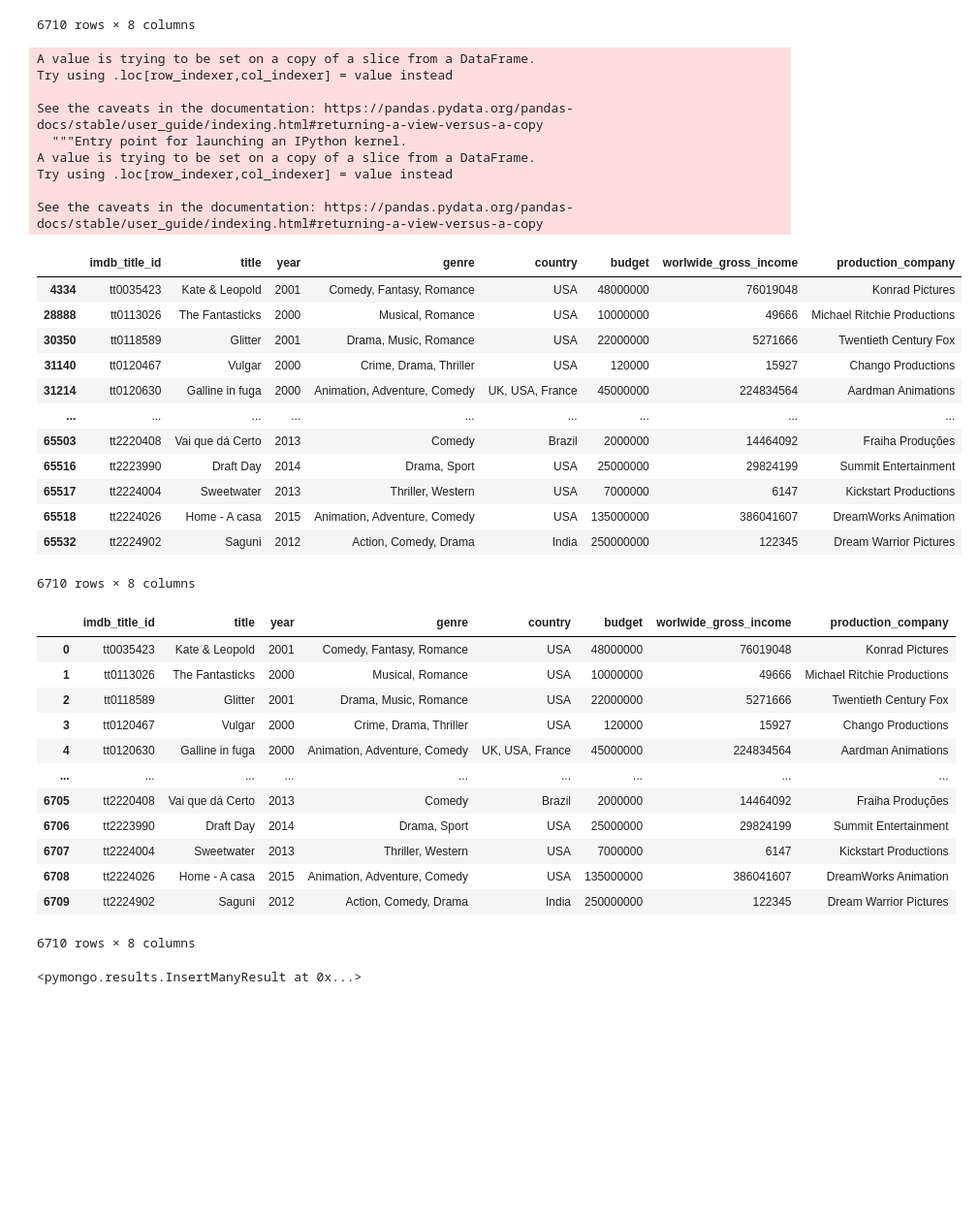
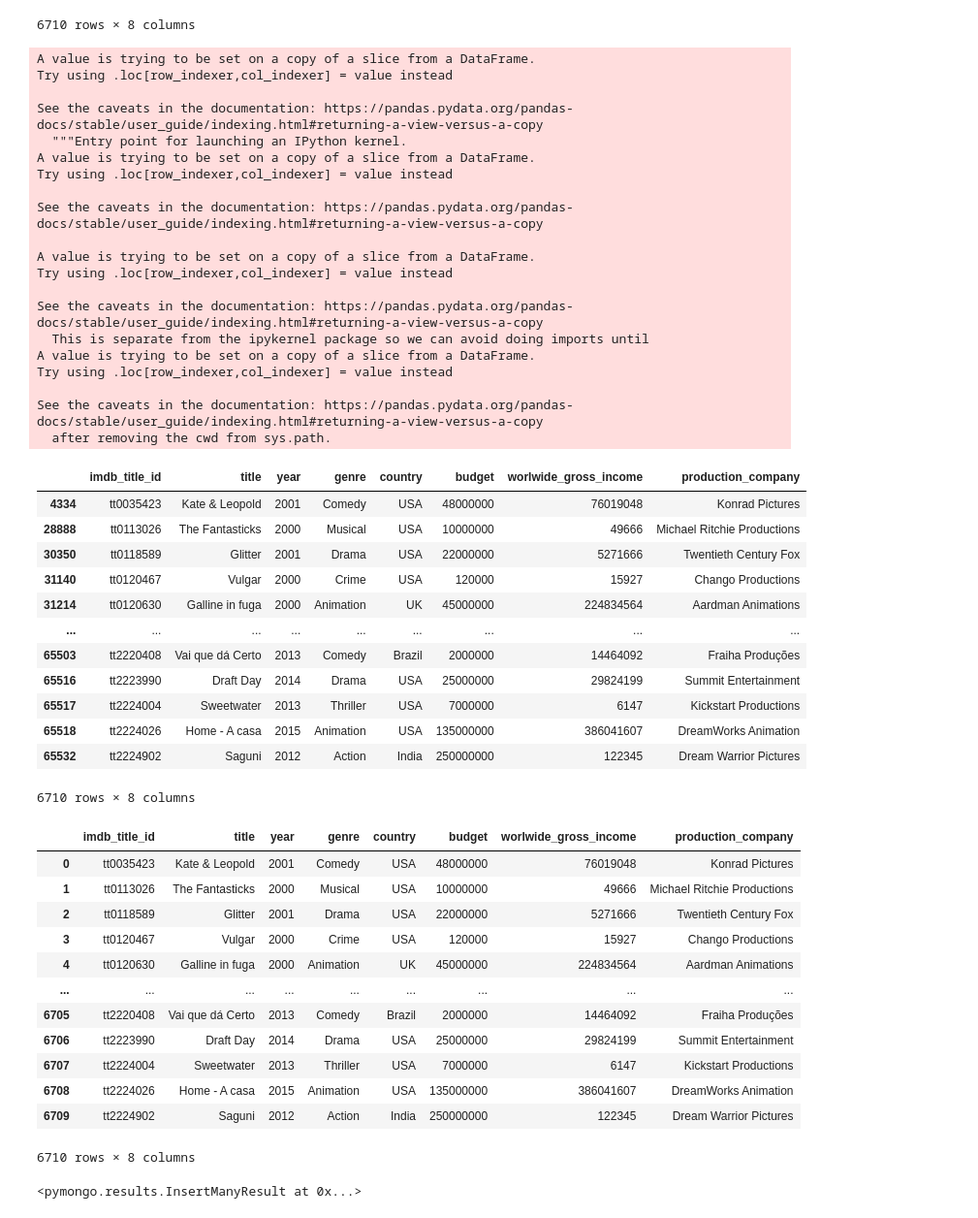
Before and after one commit to tsperr/Film-Analysis-Dashboard, a Jupyter notebook: Project 2.ipynb, the cells around one changed output. Shown at 97% size. Drawn from its saved outputs; the diff is of its cells as text; code cells hidden in the pictures; blank space fills up the shorter version.

Commit message:
updated data

```diff
--- a/Project 2.ipynb
+++ b/Project 2.ipynb
@@ -72,29 +72,42 @@ final_movie_df
 # %%
 final_movie_df['budget'] = final_movie_df['budget'].str.split(" ").str[1]
 final_movie_df['worlwide_gross_income'] = final_movie_df['worlwide_gross_income'].str.split(" ").str[1]
+final_movie_df['genre'] = final_movie_df['genre'].str.split(",").str[0]
+final_movie_df['country'] = final_movie_df['country'].str.split(",").str[0]
 final_movie_df
 # %% [output]
 A value is trying to be set on a copy of a slice from a DataFrame.
 Try using .loc[row_indexer,col_indexer] = value instead
 
 See the caveats in the documentation: https://pandas.pydata.org/pandas-docs/stable/user_guide/indexing.html#returning-a-view-versus-a-copy
   """Entry point for launching an IPython kernel.
 A value is trying to be set on a copy of a slice from a DataFrame.
 Try using .loc[row_indexer,col_indexer] = value instead
 
 See the caveats in the documentation: https://pandas.pydata.org/pandas-docs/stable/user_guide/indexing.html#returning-a-view-versus-a-copy
+
+A value is trying to be set on a copy of a slice from a DataFrame.
+Try using .loc[row_indexer,col_indexer] = value instead
+
+See the caveats in the documentation: https://pandas.pydata.org/pandas-docs/stable/user_guide/indexing.html#returning-a-view-versus-a-copy
+  This is separate from the ipykernel package so we can avoid doing imports until
+A value is trying to be set on a copy of a slice from a DataFrame.
+Try using .loc[row_indexer,col_indexer] = value instead
+
+See the caveats in the documentation: https://pandas.pydata.org/pandas-docs/stable/user_guide/indexing.html#returning-a-view-versus-a-copy
+  after removing the cwd from sys.path.
 |  | imdb_title_id | title | year | genre | country | budget | worlwide_gross_income | production_company |
-| 4334 | tt0035423 | Kate & Leopold | 2001 | Comedy, Fantasy, Romance | USA | 48000000 | 76019048 | Konrad Pictures |
-| 28888 | tt0113026 | The Fantasticks | 2000 | Musical, Romance | USA | 10000000 | 49666 | Michael Ritchie Productions |
-| 30350 | tt0118589 | Glitter | 2001 | Drama, Music, Romance | USA | 22000000 | 5271666 | Twentieth Century Fox |
-| 31140 | tt0120467 | Vulgar | 2000 | Crime, Drama, Thriller | USA | 120000 | 15927 | Chango Productions |
-| 31214 | tt0120630 | Galline in fuga | 2000 | Animation, Adventure, Comedy | UK, USA, France | 45000000 | 224834564 | Aardman Animations |
+| 4334 | tt0035423 | Kate & Leopold | 2001 | Comedy | USA | 48000000 | 76019048 | Konrad Pictures |
+| 28888 | tt0113026 | The Fantasticks | 2000 | Musical | USA | 10000000 | 49666 | Michael Ritchie Productions |
+| 30350 | tt0118589 | Glitter | 2001 | Drama | USA | 22000000 | 5271666 | Twentieth Century Fox |
+| 31140 | tt0120467 | Vulgar | 2000 | Crime | USA | 120000 | 15927 | Chango Productions |
+| 31214 | tt0120630 | Galline in fuga | 2000 | Animation | UK | 45000000 | 224834564 | Aardman Animations |
 | ... | ... | ... | ... | ... | ... | ... | ... | ... |
 | 65503 | tt2220408 | Vai que dá Certo | 2013 | Comedy | Brazil | 2000000 | 14464092 | Fraiha Produções |
-| 65516 | tt2223990 | Draft Day | 2014 | Drama, Sport | USA | 25000000 | 29824199 | Summit Entertainment |
-| 65517 | tt2224004 | Sweetwater | 2013 | Thriller, Western | USA | 7000000 | 6147 | Kickstart Productions |
-| 65518 | tt2224026 | Home - A casa | 2015 | Animation, Adventure, Comedy | USA | 135000000 | 386041607 | DreamWorks Animation |
-| 65532 | tt2224902 | Saguni | 2012 | Action, Comedy, Drama | India | 250000000 | 122345 | Dream Warrior Pictures |
+| 65516 | tt2223990 | Draft Day | 2014 | Drama | USA | 25000000 | 29824199 | Summit Entertainment |
+| 65517 | tt2224004 | Sweetwater | 2013 | Thriller | USA | 7000000 | 6147 | Kickstart Productions |
+| 65518 | tt2224026 | Home - A casa | 2015 | Animation | USA | 135000000 | 386041607 | DreamWorks Animation |
+| 65532 | tt2224902 | Saguni | 2012 | Action | India | 250000000 | 122345 | Dream Warrior Pictures |
 6710 rows × 8 columns
 # %%
 final_movie_df.reset_index(drop = True, inplace=True)
@@ -104,17 +117,17 @@ final_movie_df.reset_index(drop = True, inplace=True)
 final_movie_df
 # %% [output]
 |  | imdb_title_id | title | year | genre | country | budget | worlwide_gross_income | production_company |
-| 0 | tt0035423 | Kate & Leopold | 2001 | Comedy, Fantasy, Romance | USA | 48000000 | 76019048 | Konrad Pictures |
-| 1 | tt0113026 | The Fantasticks | 2000 | Musical, Romance | USA | 10000000 | 49666 | Michael Ritchie Productions |
-| 2 | tt0118589 | Glitter | 2001 | Drama, Music, Romance | USA | 22000000 | 5271666 | Twentieth Century Fox |
-| 3 | tt0120467 | Vulgar | 2000 | Crime, Drama, Thriller | USA | 120000 | 15927 | Chango Productions |
-| 4 | tt0120630 | Galline in fuga | 2000 | Animation, Adventure, Comedy | UK, USA, France | 45000000 | 224834564 | Aardman Animations |
+| 0 | tt0035423 | Kate & Leopold | 2001 | Comedy | USA | 48000000 | 76019048 | Konrad Pictures |
+| 1 | tt0113026 | The Fantasticks | 2000 | Musical | USA | 10000000 | 49666 | Michael Ritchie Productions |
+| 2 | tt0118589 | Glitter | 2001 | Drama | USA | 22000000 | 5271666 | Twentieth Century Fox |
+| 3 | tt0120467 | Vulgar | 2000 | Crime | USA | 120000 | 15927 | Chango Productions |
+| 4 | tt0120630 | Galline in fuga | 2000 | Animation | UK | 45000000 | 224834564 | Aardman Animations |
 | ... | ... | ... | ... | ... | ... | ... | ... | ... |
 | 6705 | tt2220408 | Vai que dá Certo | 2013 | Comedy | Brazil | 2000000 | 14464092 | Fraiha Produções |
-| 6706 | tt2223990 | Draft Day | 2014 | Drama, Sport | USA | 25000000 | 29824199 | Summit Entertainment |
-| 6707 | tt2224004 | Sweetwater | 2013 | Thriller, Western | USA | 7000000 | 6147 | Kickstart Productions |
-| 6708 | tt2224026 | Home - A casa | 2015 | Animation, Adventure, Comedy | USA | 135000000 | 386041607 | DreamWorks Animation |
-| 6709 | tt2224902 | Saguni | 2012 | Action, Comedy, Drama | India | 250000000 | 122345 | Dream Warrior Pictures |
+| 6706 | tt2223990 | Draft Day | 2014 | Drama | USA | 25000000 | 29824199 | Summit Entertainment |
+| 6707 | tt2224004 | Sweetwater | 2013 | Thriller | USA | 7000000 | 6147 | Kickstart Productions |
+| 6708 | tt2224026 | Home - A casa | 2015 | Animation | USA | 135000000 | 386041607 | DreamWorks Animation |
+| 6709 | tt2224902 | Saguni | 2012 | Action | India | 250000000 | 122345 | Dream Warrior Pictures |
 6710 rows × 8 columns
 # %%
 final_movie_df.to_csv("movie_data.csv", encoding='utf-8', index= False)
```
Also changed, not shown: 2 other files.
